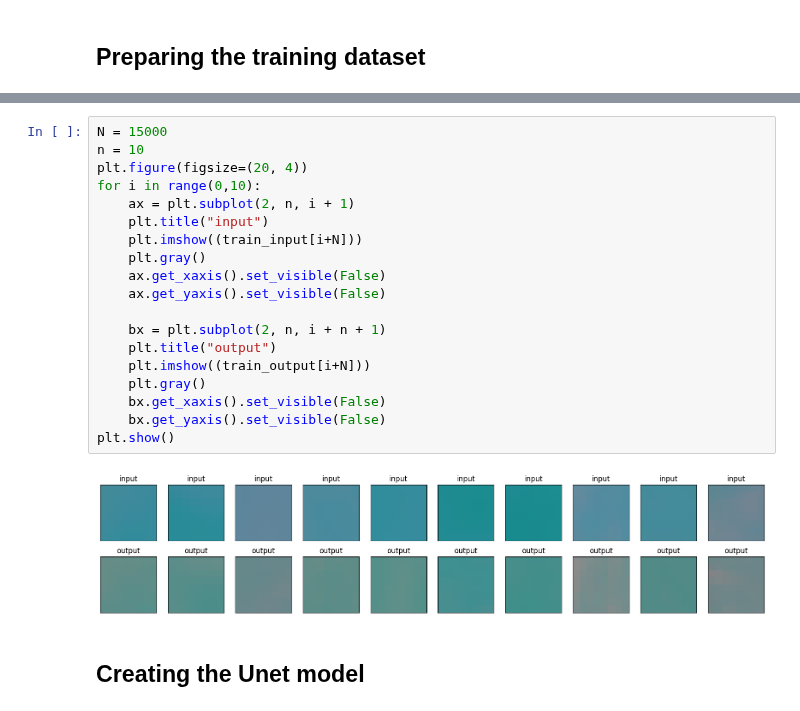
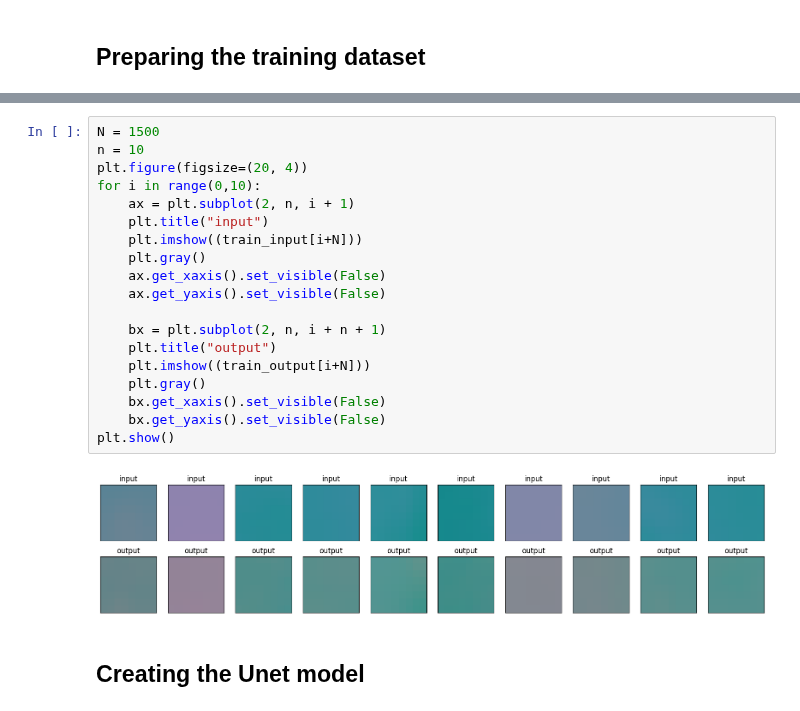
Before and after one commit to mgnarag/painting_restoration, a Jupyter notebook: unet_LAB_8_portion.ipynb, the cells around one changed output, grey strips where cells are left out. Saved outputs shown, nothing was run; the diff lists cells and outputs as text.

```diff
--- a/unet_LAB_8_portion.ipynb
+++ b/unet_LAB_8_portion.ipynb
@@ -165,24 +165,24 @@ Done reading the test output of size =  (4595, 8, 8, 3)
 # %%
-N = 15000
+N = 1500
 n = 10
 plt.figure(figsize=(20, 4))
 for i in range(0,10):
     ax = plt.subplot(2, n, i + 1)
     plt.title("input")
     plt.imshow((train_input[i+N]))
     plt.gray()
     ax.get_xaxis().set_visible(False)
     ax.get_yaxis().set_visible(False)
 
     bx = plt.subplot(2, n, i + n + 1)
     plt.title("output")
     plt.imshow((train_output[i+N]))
     plt.gray()
     bx.get_xaxis().set_visible(False)
     bx.get_yaxis().set_visible(False)
 plt.show()
 # %% [output]
-[figure, old version]
+[figure, new version]
 # %% [markdown]
 ## Creating the Unet model
 # %%
```
Also changed, not shown: parts of 8 cells of this notebook.
